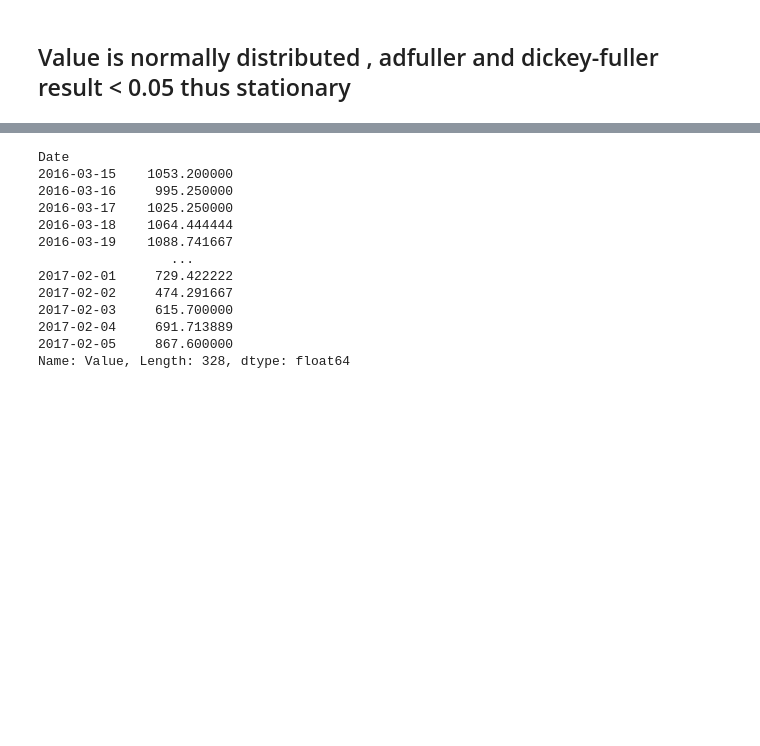
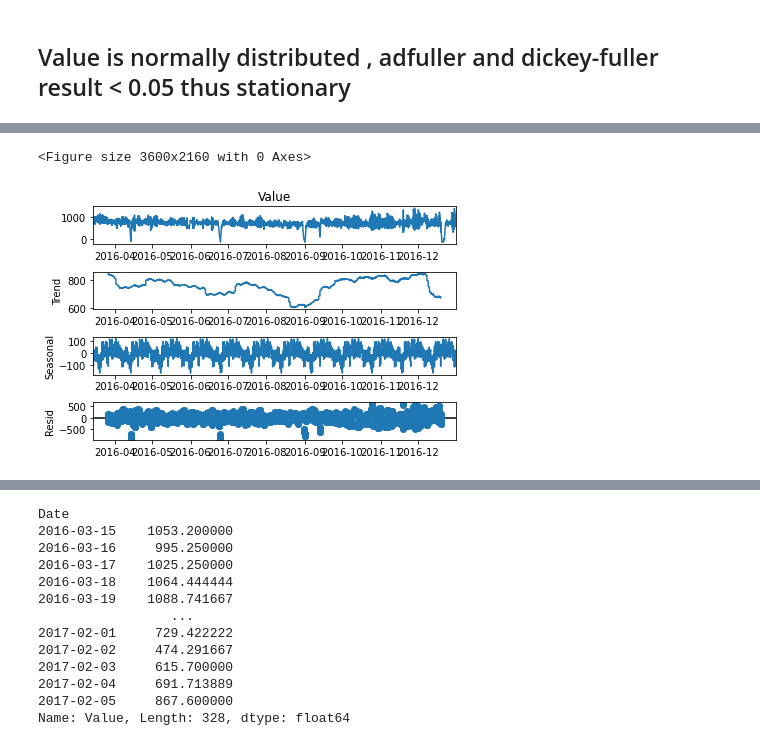
Before and after one commit to JoelPoah/AIMLCA2, a Jupyter notebook: TimeSeries_PartA/TimeSeries.ipynb, the cells around one changed output, grey strips where cells are left out. Cells and saved outputs as stored; diff of their text form; code cells hidden in the pictures; blank space fills up the shorter version.

```diff
--- a/TimeSeries_PartA/TimeSeries.ipynb
+++ b/TimeSeries_PartA/TimeSeries.ipynb
@@ -247,0 +291,30 @@ Strong evidence to reject the null hypothesis, the series is stationary
+# %%
+#Timeseries decomposition on airtrain data
+from statsmodels.tsa.seasonal import seasonal_decompose
+time_decompose = pd.read_csv('train.csv',parse_dates=['Date'],index_col='Date',dayfirst=True)
+
+time_decompose.drop(time_decompose.columns[4:6],axis=1,inplace=True)
+
+dummy = pd.get_dummies(time_decompose['Gas'])
+# Join the encoded df
+time_decompose = time_decompose.join(dummy)
+time_decompose = time_decompose.drop('Gas',axis = 1)
+
+# time_decompose.drop(time_decompose.Date,axis=1,inplace=True)
+time_decompose=time_decompose[time_decompose.index<='2016-12-31']
+
+fig = plt.gcf()
+fig.set_size_inches(50, 30)
+
+time_decompose.sort_index()
+decompose_result_mult = seasonal_decompose(time_decompose['Value'], model="additive",period = int(len(time_decompose['Value'])/12))
+
+trend = decompose_result_mult.trend
+seasonal = decompose_result_mult.seasonal
+residual = decompose_result_mult.resid
+
+decompose_result_mult.plot()
+plt.show()
+# %% [output]
+<Figure size 3600x2160 with 0 Axes>
+[figure, added]
```
Also changed, not shown: parts of 20 cells of this notebook, 4 other files.
